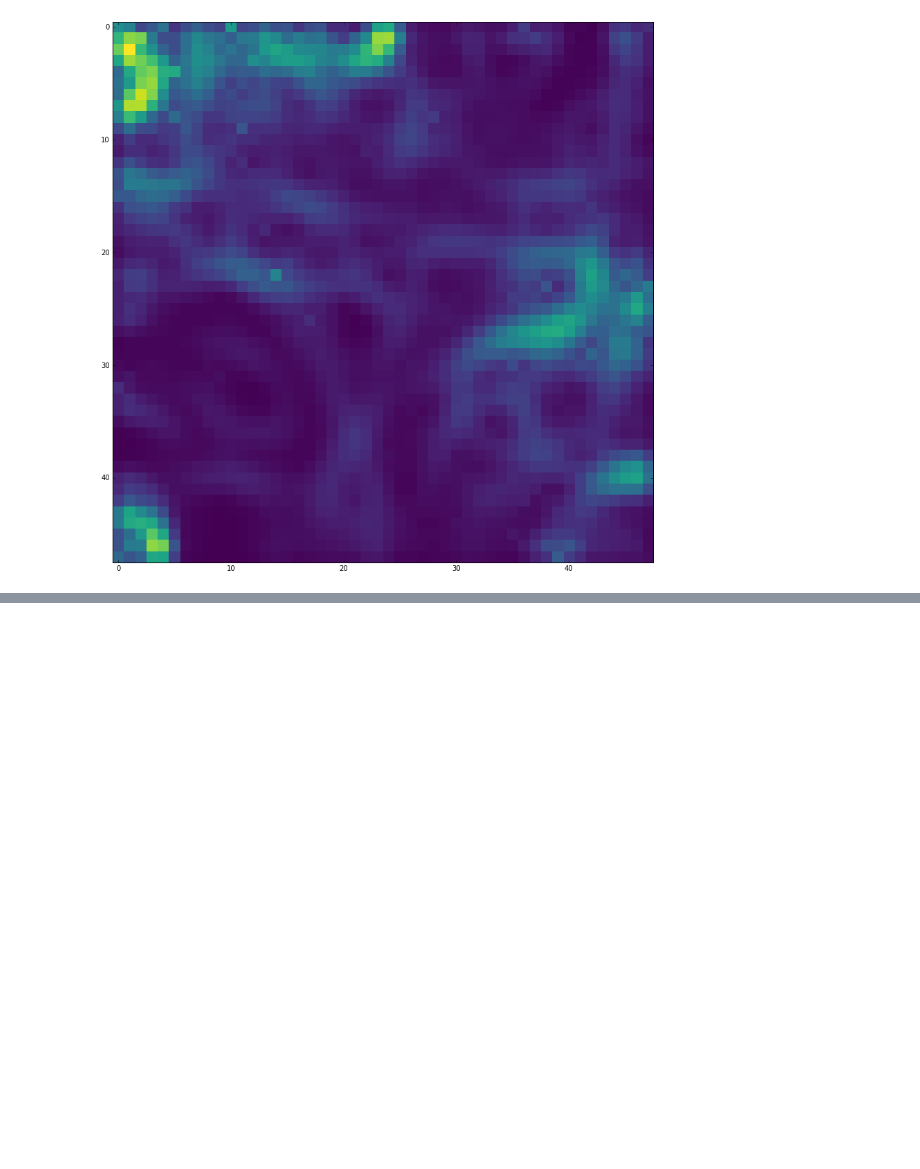
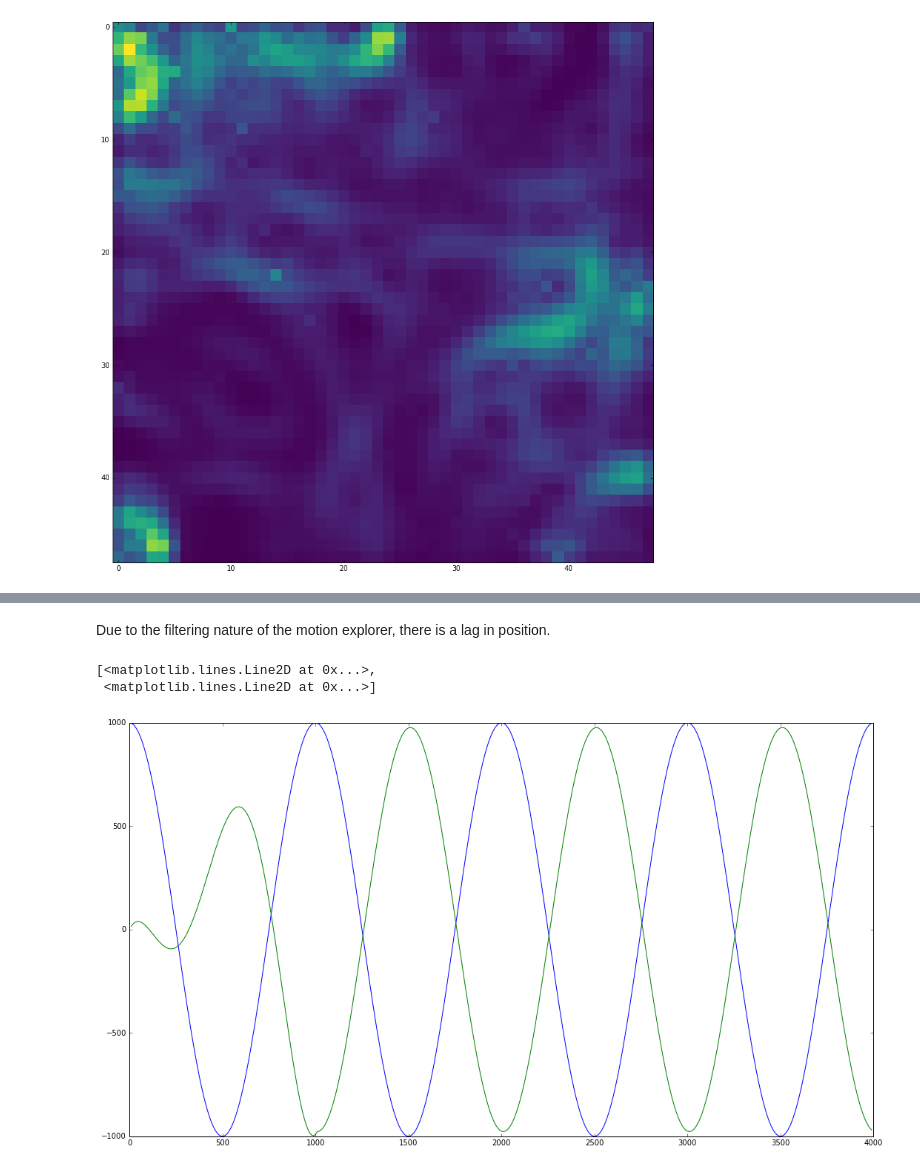
Before and after one commit to toinsson/rto, a Jupyter notebook: RTO - rewarding the original.ipynb, the cells around one changed output, grey strips where cells are left out. Drawn from its saved outputs; the diff is of its cells as text; code cells hidden in the pictures; blank space fills up the shorter version.

```diff
--- a/RTO - rewarding the original.ipynb
+++ b/RTO - rewarding the original.ipynb
@@ -118,7 +122,8 @@ jake_observations.shape
 # %% [output]
 (236, 12)
 # %%
-for v in range(12):
+# for v in range(12):
+for v in [0,4,8,1,5,9,2,6,10,3,7,11]:
     plt.figure()
     plt.imshow(som_map.codebook[:,:,v], cmap="magma", interpolation="nearest")
     plt.axis("off")
@@ -157,0 +190,24 @@ TODO: plot trajectory of rotation around one axis on the SOM
+# %%
+order = 4
+mexp_jake = rto.MotionExplorer(inputdim = 3, order = order, window = 100)
+mexp_output = np.zeros((samples_t.shape[0], 12))
+
+## get the output filtering from the JAKE for all the sample points
+for i, (t, v) in enumerate(zip(samples_t, rot_x)):
+    mexp_jake.new_sample(t, v)
+    mexp_output[i] = mexp_jake.last_sample
+rotx_xy = isomap.transform(mexp_output)
+
+mexp_jake = rto.MotionExplorer(inputdim = 3, order = order, window = 100)
+for i, (t, v) in enumerate(zip(samples_t, rot_y)):
+    mexp_jake.new_sample(t, v)
+    mexp_output[i] = mexp_jake.last_sample
+roty_xy = isomap.transform(mexp_output)
+# %% [markdown]
+Due to the filtering nature of the motion explorer, there is a lag in position.
+# %%
+plt.plot(samples_t, rot_x[:,1], samples_t, mexp_output[:,0])
+# %% [output]
+[<matplotlib.lines.Line2D at 0x...>,
+ <matplotlib.lines.Line2D at 0x...>]
+[figure, added]
```
Also changed, not shown: parts of 10 cells of this notebook, 1 other file.
